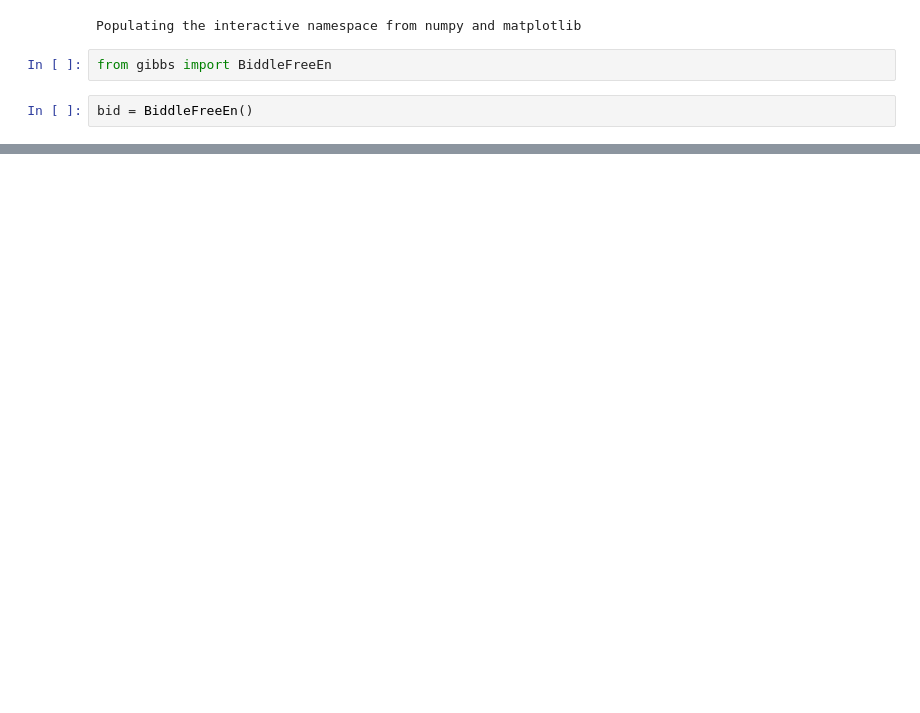
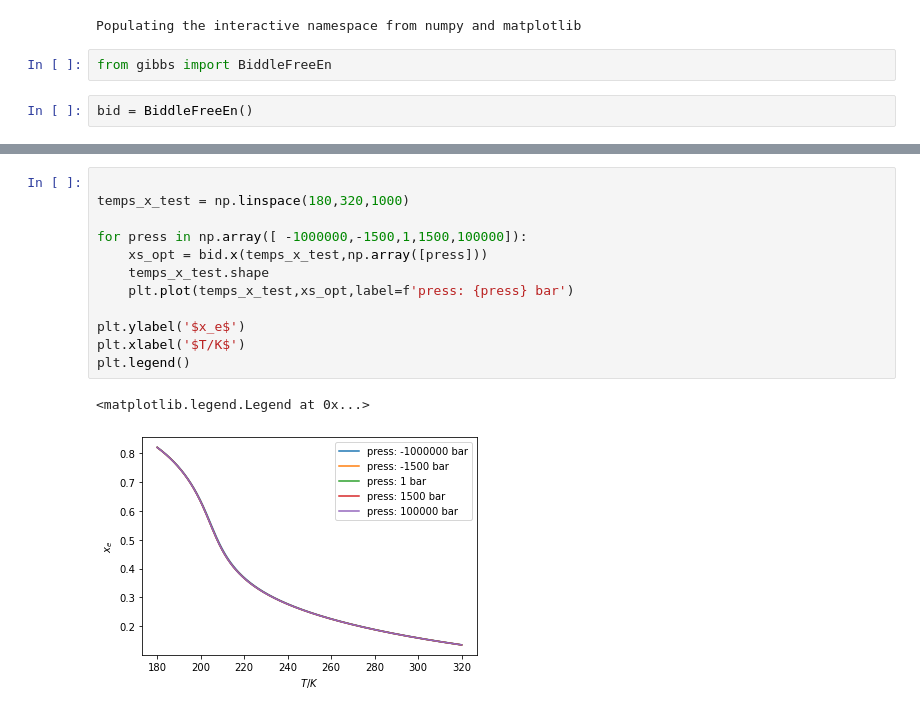
Before and after one commit to chappertron/TSEOS, a Jupyter notebook: testing_the_model.ipynb, the cells around one changed output, grey strips where cells are left out. Saved outputs shown, nothing was run; the diff lists cells and outputs as text; blank space fills up the shorter version.

```diff
--- a/testing_the_model.ipynb
+++ b/testing_the_model.ipynb
@@ -38,0 +33,15 @@ array([[2.61803396, 2.61803396]])
+# %%
+
+temps_x_test = np.linspace(180,320,1000)
+
+for press in np.array([ -1000000,-1500,1,1500,100000]):
+    xs_opt = bid.x(temps_x_test,np.array([press]))
+    temps_x_test.shape
+    plt.plot(temps_x_test,xs_opt,label=f'press: {press} bar')
+
+plt.ylabel('$x_e$')
+plt.xlabel('$T/K$')
+plt.legend()
+# %% [output]
+<matplotlib.legend.Legend at 0x...>
+[figure, added]
```
Also changed, not shown: parts of 13 cells of this notebook, 1 other file.
